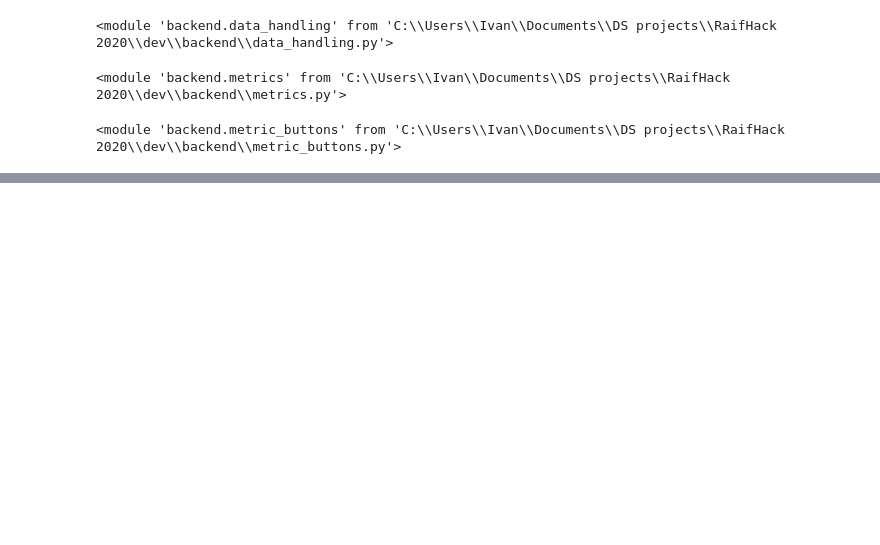
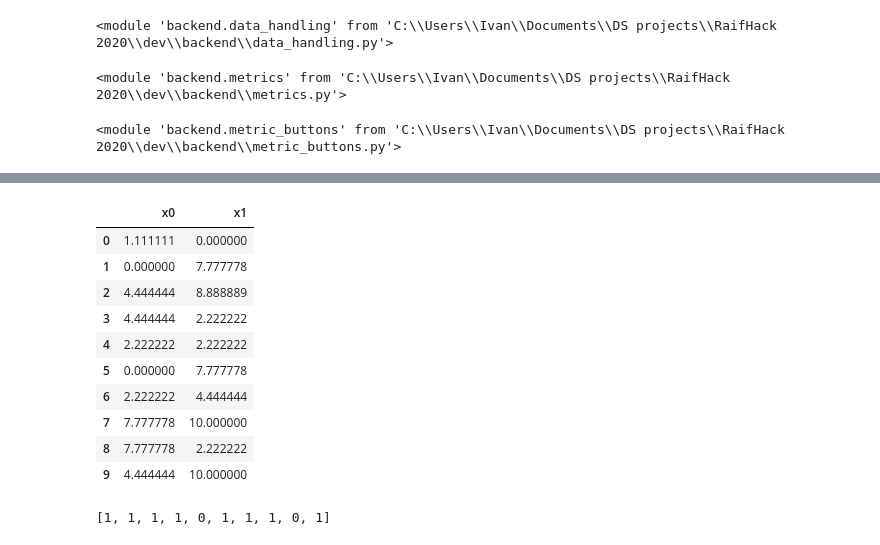
Before and after one commit to paradisensei/raif-hack, a Jupyter notebook: test.ipynb, the cells around one changed output, grey strips where cells are left out. Cells and saved outputs as stored; diff of their text form; code cells hidden in the pictures; blank space fills up the shorter version.

```diff
--- a/test.ipynb
+++ b/test.ipynb
@@ -121,0 +120,20 @@ Name: Amount, dtype: float64
+# %%
+x_train = pd.DataFrame({'x0':random.choices(np.linspace(0,10,10), k=10),
+                        'x1':random.choices(np.linspace(0,10,10), k=10)})
+x_train
+
+y_train = random.choices([0,1], k=10)
+y_train
+# %% [output]
+|  | x0 | x1 |
+| 0 | 1.111111 | 0.000000 |
+| 1 | 0.000000 | 7.777778 |
+| 2 | 4.444444 | 8.888889 |
+| 3 | 4.444444 | 2.222222 |
+| 4 | 2.222222 | 2.222222 |
+| 5 | 0.000000 | 7.777778 |
+| 6 | 2.222222 | 4.444444 |
+| 7 | 7.777778 | 10.000000 |
+| 8 | 7.777778 | 2.222222 |
+| 9 | 4.444444 | 10.000000 |
+[1, 1, 1, 1, 0, 1, 1, 1, 0, 1]
```
Also changed, not shown: parts of 8 cells of this notebook, 30 other files.
